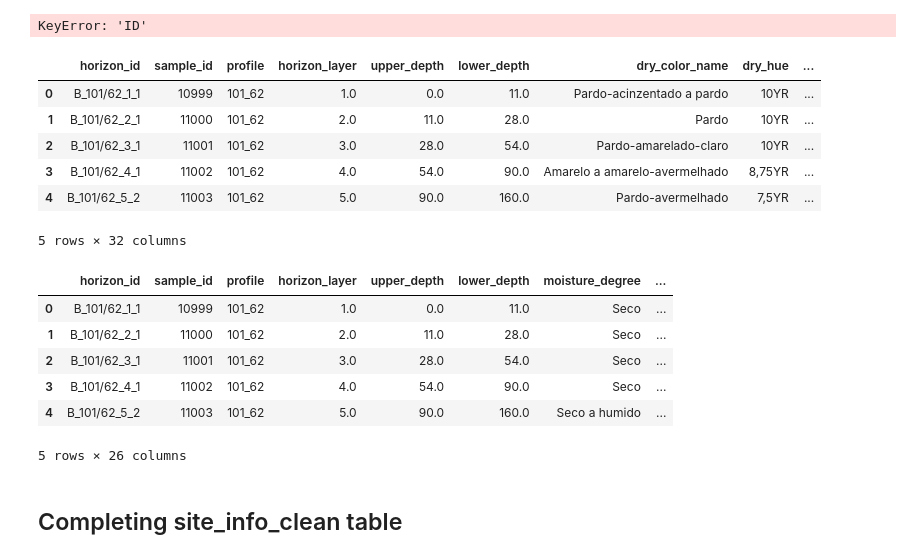
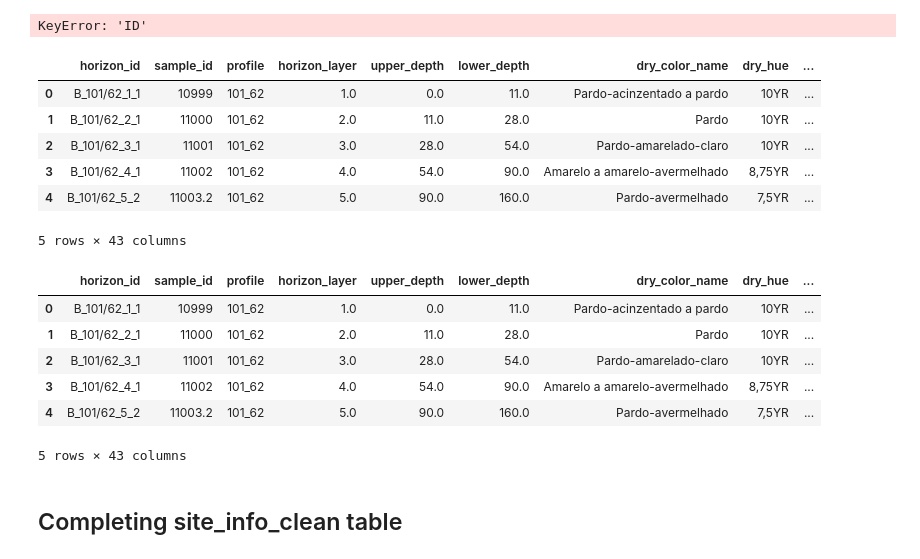
Before and after one commit to inesschwartz/ThesisSoilAngola, a Jupyter notebook: data_cleaning/2_datacleaning.ipynb, the cells around one changed output. Drawn from its saved outputs; the diff is of its cells as text; code cells hidden in the pictures.

Commit message:
profile to sample mapping table workd (needs revision)

```diff
--- a/data_cleaning/2_datacleaning.ipynb
+++ b/data_cleaning/2_datacleaning.ipynb
@@ -958,3 +826,10 @@ site_info_clean.head()
 | 2 | 3 | 1618 | 1_61 | 15.098840 | -11.225411 | <NA> | <NA> | <NA> | ... |
 | 3 | 4 | 881 | 1_63 | 17.081955 | -9.274587 | <NA> | <NA> | <NA> | ... |
 | 4 | 5 | 1750 | 1_64 | 20.788116 | -11.568683 | <NA> | <NA> | <NA> | ... |
+# %%
+# Check if 'site_info_id' exists and drop it and re-run if need be
+if 'site_info_id' in site_info_clean.columns:
+    site_info_clean = site_info_clean.drop(columns=['site_info_id'])
+
+# Insert a new column, e.g., 'lab_sample_id' as a primary key starting from 1
+site_info_clean.insert(0, 'site_info_id', range(1, len(site_info_clean) + 1))
@@ -960,0 +867,15 @@ site_info_clean.head()
+# %%
+# inner join site_info_clean and merged1 by profile
+
+# Standardize profile ID column names if needed
+merged1['profile'] = merged1['profile'].astype(str).str.strip().str.upper()
+site_info_clean['profile'] = site_info_clean['profile'].astype(str).str.strip().str.upper()
+
+# Inner join on 'PERFIL'
+merged2 = pd.merge(merged1, site_info_clean, on='profile', how='inner')
+
+#TODO # drop unnecessary columns from site_info_clean
+
+# Show number of unique profiles and shape for verification
+print(f"✅ Merged2 created with {merged2['profile'].nunique()} unique profiles.")
+print(f"📐 Shape of merged2: {merged2.shape}")
@@ -1382,0 +1313,18 @@ df_morpho_cleaned.to_csv("/Users/inesschwartz/GreenDataScience/Thesis/tables_cle
+# %%
+#inner join site_info_clean and df_morpho_cleaned
+
+# Standardize profile ID column names if needed
+df_morpho_cleaned['profile'] = df_morpho_cleaned['profile'].astype(str).str.strip().str.upper()
+site_info_clean['profile'] = site_info_clean['profile'].astype(str).str.strip().str.upper()
+
+# Inner join on 'PERFIL'
+morpho_cleaned = pd.merge(df_morpho_cleaned, site_info_clean, on='profile', how='inner')
+
+# TODO: drop site_info_clean columns after merge
+
+# Save the result
+morpho_cleaned.to_csv("/Users/inesschwartz/Desktop/morpho_cleaned.csv", index=False)
+
+# Show number of unique profiles and shape for verification
+print(f"✅ morpho_cleaned created with {morpho_cleaned['profile'].nunique()} unique profiles.")
+print(f"📐 Shape of morpho_cleaned: {morpho_cleaned.shape}")
@@ -2323,15 +2036,15 @@ profile_record_clean.head()
 # %% [output]
 KeyError: 'ID'
 # %%
-df_morpho_cleaned.head()
+morpho_cleaned.head()
 # %% [output]
 |  | horizon_id | sample_id | profile | horizon_layer | upper_depth | lower_depth | dry_color_name | dry_hue | ... |
 | 0 | B_101/62_1_1 | 10999 | 101_62 | 1.0 | 0.0 | 11.0 | Pardo-acinzentado a pardo | 10YR | ... |
 | 1 | B_101/62_2_1 | 11000 | 101_62 | 2.0 | 11.0 | 28.0 | Pardo | 10YR | ... |
 | 2 | B_101/62_3_1 | 11001 | 101_62 | 3.0 | 28.0 | 54.0 | Pardo-amarelado-claro | 10YR | ... |
 | 3 | B_101/62_4_1 | 11002 | 101_62 | 4.0 | 54.0 | 90.0 | Amarelo a amarelo-avermelhado | 8,75YR | ... |
-| 4 | B_101/62_5_2 | 11003 | 101_62 | 5.0 | 90.0 | 160.0 | Pardo-avermelhado | 7,5YR | ... |
+| 4 | B_101/62_5_2 | 11003.2 | 101_62 | 5.0 | 90.0 | 160.0 | Pardo-avermelhado | 7,5YR | ... |
-5 rows × 32 columns
+5 rows × 43 columns
 # %%
 # Convert to string dtype in both DataFrames before merge
 df_morpho_cleaned['profile_record_id'] = df_morpho_cleaned['profile_record_id'].astype(str)
@@ -2380,15 +2093,15 @@ df_morpho_cleaned1 = df_morpho_cleaned[[
     'durability'
 ]]
 # %%
-df_morpho_cleaned1.head()
+morpho_cleaned.head()
 # %% [output]
-|  | horizon_id | sample_id | profile | horizon_layer | upper_depth | lower_depth | moisture_degree | ... |
-| 0 | B_101/62_1_1 | 10999 | 101_62 | 1.0 | 0.0 | 11.0 | Seco | ... |
-| 1 | B_101/62_2_1 | 11000 | 101_62 | 2.0 | 11.0 | 28.0 | Seco | ... |
-| 2 | B_101/62_3_1 | 11001 | 101_62 | 3.0 | 28.0 | 54.0 | Seco | ... |
-| 3 | B_101/62_4_1 | 11002 | 101_62 | 4.0 | 54.0 | 90.0 | Seco | ... |
-| 4 | B_101/62_5_2 | 11003 | 101_62 | 5.0 | 90.0 | 160.0 | Seco a humido | ... |
+|  | horizon_id | sample_id | profile | horizon_layer | upper_depth | lower_depth | dry_color_name | dry_hue | ... |
+| 0 | B_101/62_1_1 | 10999 | 101_62 | 1.0 | 0.0 | 11.0 | Pardo-acinzentado a pardo | 10YR | ... |
+| 1 | B_101/62_2_1 | 11000 | 101_62 | 2.0 | 11.0 | 28.0 | Pardo | 10YR | ... |
+| 2 | B_101/62_3_1 | 11001 | 101_62 | 3.0 | 28.0 | 54.0 | Pardo-amarelado-claro | 10YR | ... |
+| 3 | B_101/62_4_1 | 11002 | 101_62 | 4.0 | 54.0 | 90.0 | Amarelo a amarelo-avermelhado | 8,75YR | ... |
+| 4 | B_101/62_5_2 | 11003.2 | 101_62 | 5.0 | 90.0 | 160.0 | Pardo-avermelhado | 7,5YR | ... |
-5 rows × 26 columns
+5 rows × 43 columns
 # %%
 df_morpho_cleaned1.to_csv('/Users/inesschwartz/Desktop/morpho_clean.csv')
 # %% [markdown]
```
Also changed, not shown: parts of 66 cells of this notebook.
